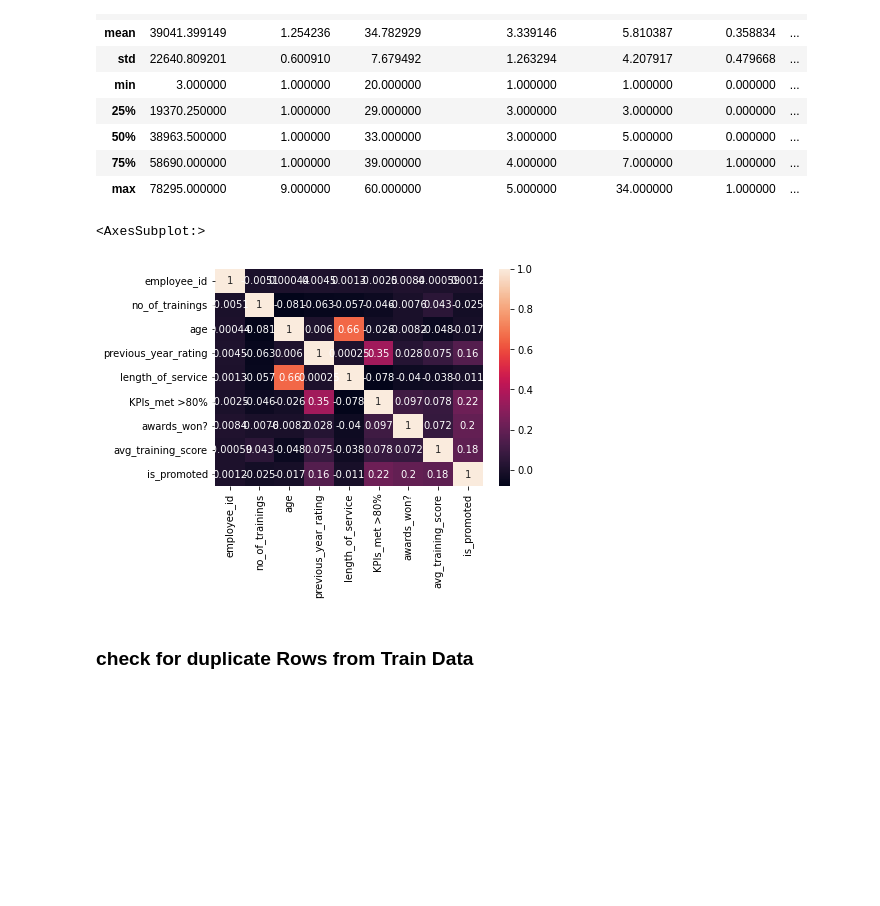
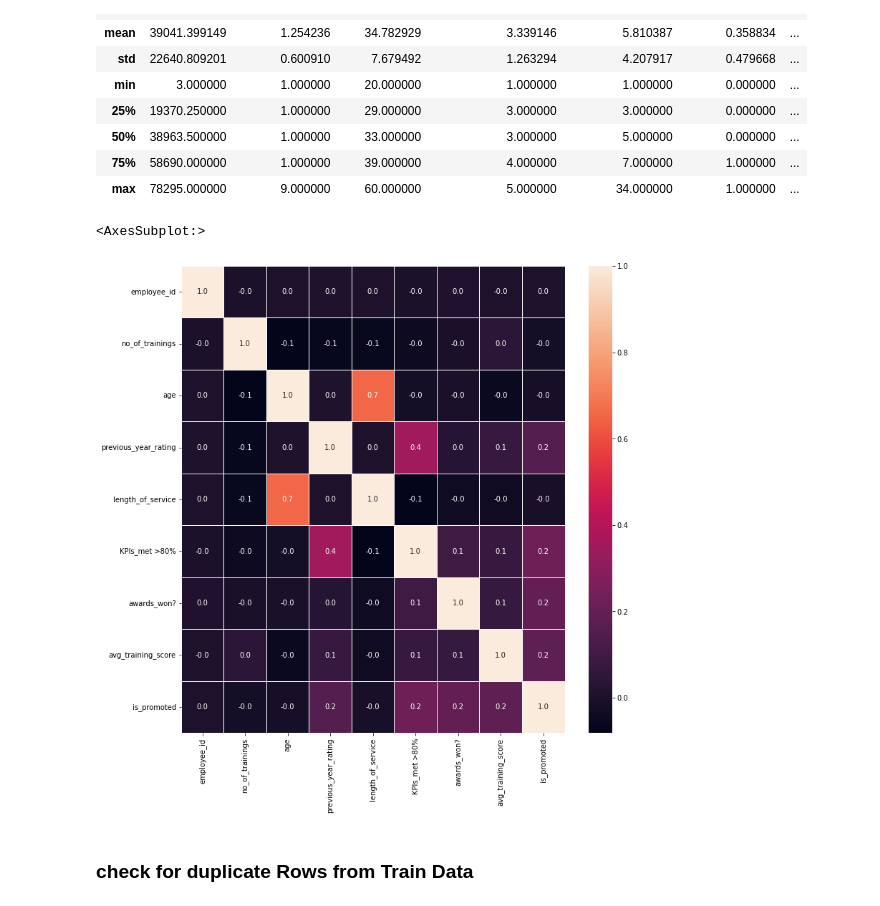
Before and after one commit to AniketBahukhandi/machine-learning-slog-solutions, a Jupyter notebook: assignment/assignment.ipynb, the cells around one changed output. Saved outputs shown, nothing was run; the diff lists cells and outputs as text; code cells hidden in the pictures; blank space fills up the shorter version.

```diff
--- a/assignment/assignment.ipynb
+++ b/assignment/assignment.ipynb
@@ -100,10 +128,11 @@ test.describe()
 | 75% | 58690.000000 | 1.000000 | 39.000000 | 4.000000 | 7.000000 | 1.000000 | ... |
 | max | 78295.000000 | 9.000000 | 60.000000 | 5.000000 | 34.000000 | 1.000000 | ... |
 # %%
-sns.heatmap(train.corr(),annot=True)
+f,ax=plt.subplots(figsize=(12,12))
+sns.heatmap(train.corr(),annot=True,linewidths=.5,fmt='.1f',ax=ax)
 # %% [output]
 <AxesSubplot:>
-[figure, old version]
+[figure, new version]
 # %% [markdown]
 ### check for duplicate Rows from Train Data
 # %%
```
Also changed, not shown: parts of 6 cells of this notebook, 1 other file.
